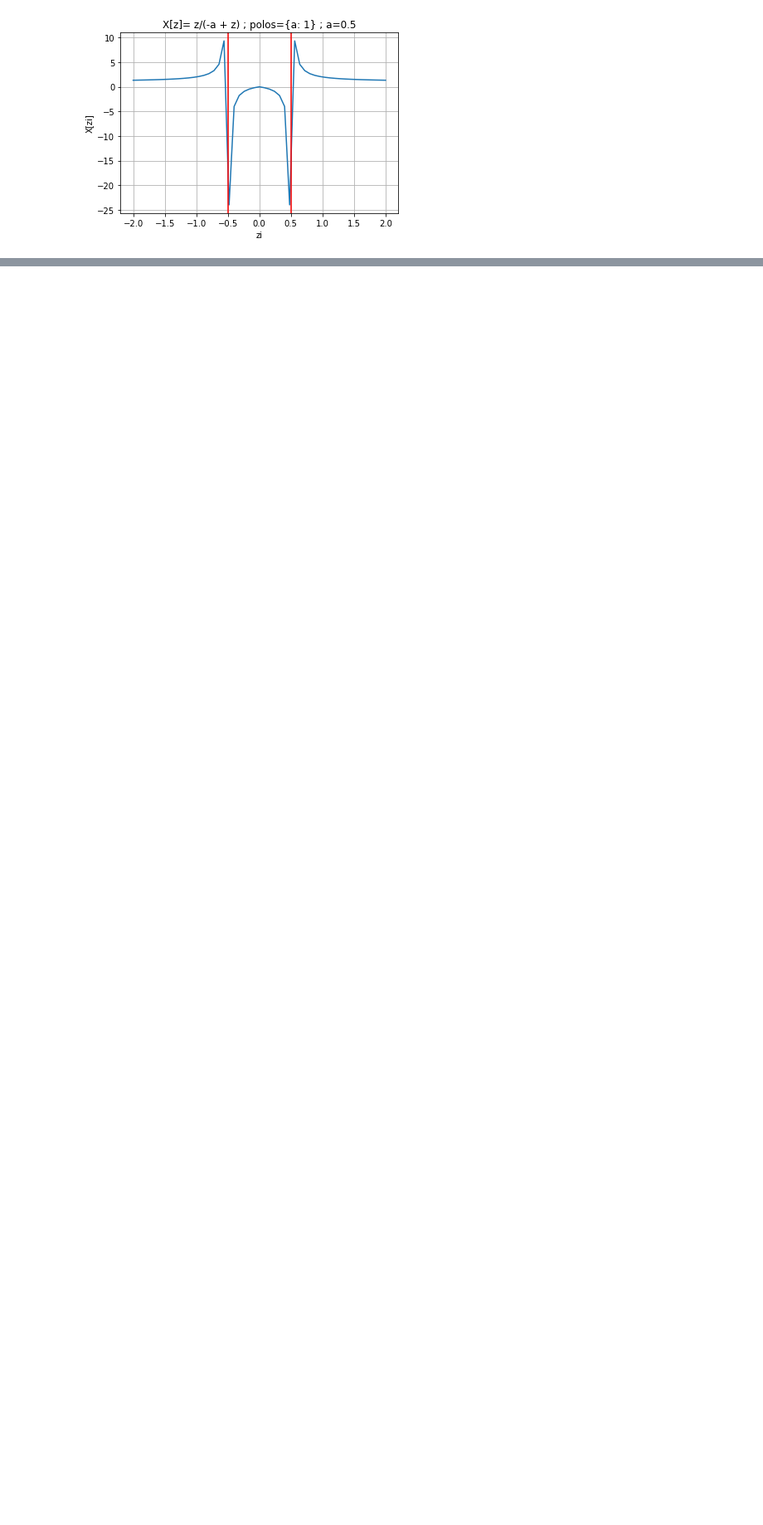
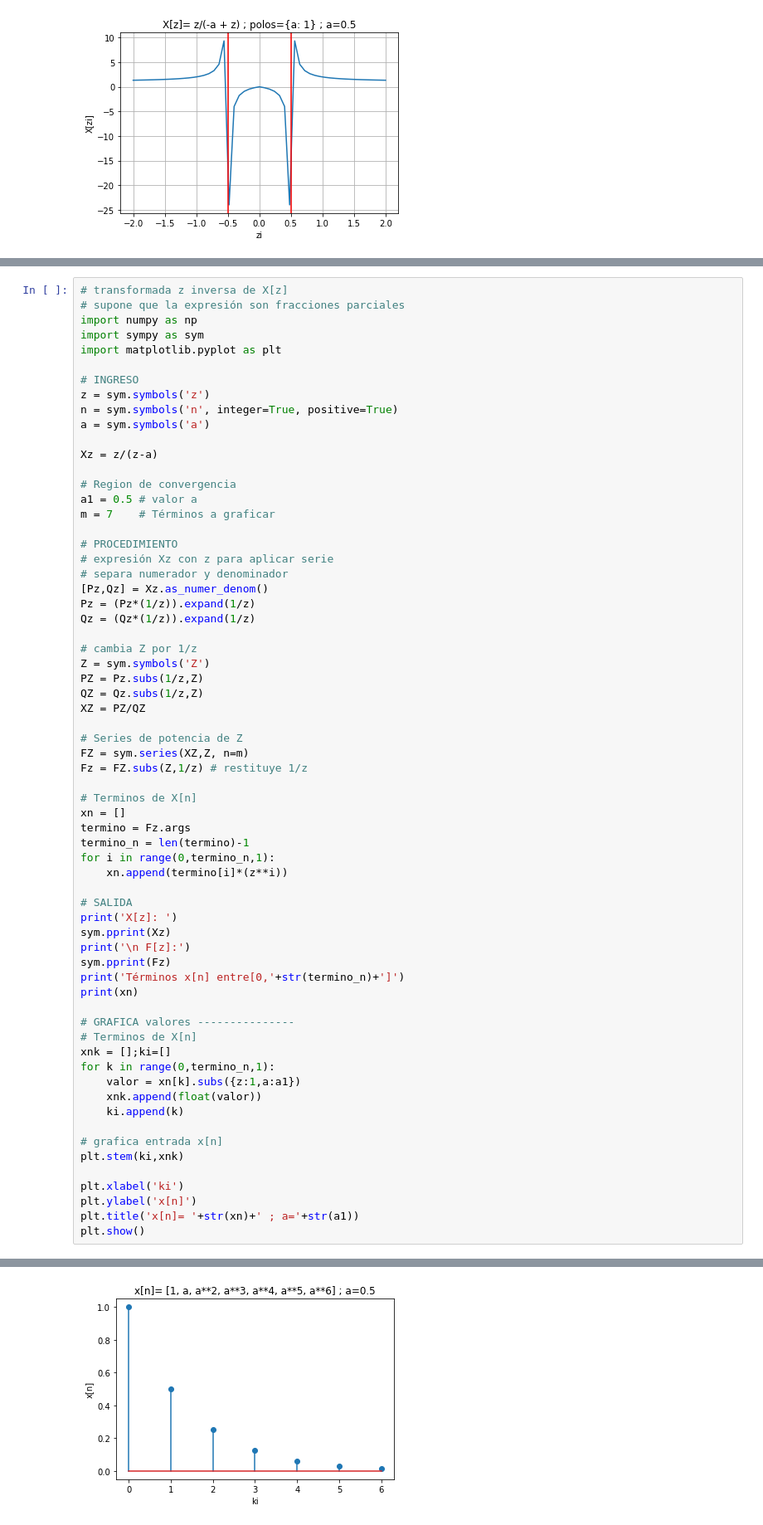
Before and after one commit to FrankAlvaradoR/Teor-a-de-Control, a Jupyter notebook: Transformada_Z.ipynb, the cells around one changed output, grey strips where cells are left out. Shown: that part at 83% size. Saved outputs shown, nothing was run; the diff lists cells and outputs as text; blank space fills up the shorter version.

```diff
--- a/Transformada_Z.ipynb
+++ b/Transformada_Z.ipynb
@@ -143,0 +214,66 @@ Poly(z - a, z, domain='ZZ[a]')
+# %%
+# transformada z inversa de X[z]
+# supone que la expresión son fracciones parciales
+import numpy as np
+import sympy as sym
+import matplotlib.pyplot as plt
+
+# INGRESO
+z = sym.symbols('z')
+n = sym.symbols('n', integer=True, positive=True)
+a = sym.symbols('a')
+
+Xz = z/(z-a)
+
+# Region de convergencia
+a1 = 0.5 # valor a
+m = 7    # Términos a graficar
+
+# PROCEDIMIENTO
+# expresión Xz con z para aplicar serie
+# separa numerador y denominador
+[Pz,Qz] = Xz.as_numer_denom()
+Pz = (Pz*(1/z)).expand(1/z)
+Qz = (Qz*(1/z)).expand(1/z)
+
+# cambia Z por 1/z
+Z = sym.symbols('Z')
+PZ = Pz.subs(1/z,Z)
+QZ = Qz.subs(1/z,Z)
+XZ = PZ/QZ
+
+# Series de potencia de Z
+FZ = sym.series(XZ,Z, n=m)
+Fz = FZ.subs(Z,1/z) # restituye 1/z
+
+# Terminos de X[n]
+xn = []
+termino = Fz.args
+termino_n = len(termino)-1
+for i in range(0,termino_n,1):
+    xn.append(termino[i]*(z**i))
+
+# SALIDA
+print('X[z]: ')
+sym.pprint(Xz)
+print('\n F[z]:')
+sym.pprint(Fz)
+print('Términos x[n] entre[0,'+str(termino_n)+']')
+print(xn)
+
+# GRAFICA valores ---------------
+# Terminos de X[n]
+xnk = [];ki=[]
+for k in range(0,termino_n,1):
+    valor = xn[k].subs({z:1,a:a1})
+    xnk.append(float(valor))
+    ki.append(k)
+
+# grafica entrada x[n]
+plt.stem(ki,xnk)
+
+plt.xlabel('ki')
+plt.ylabel('x[n]')
+plt.title('x[n]= '+str(xn)+' ; a='+str(a1))
+plt.show()
+# %% [output]
@@ -143,0 +293 @@ Poly(z - a, z, domain='ZZ[a]')
+[figure, added]
```
Also changed, not shown: parts of 2 cells of this notebook.
